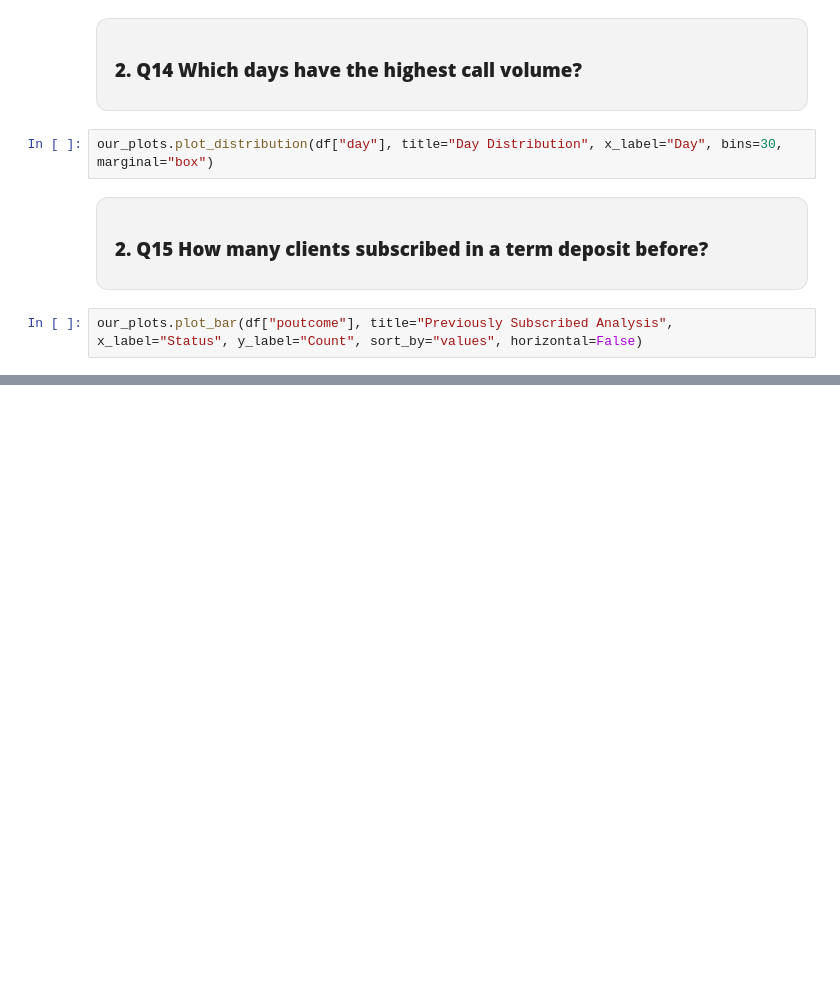
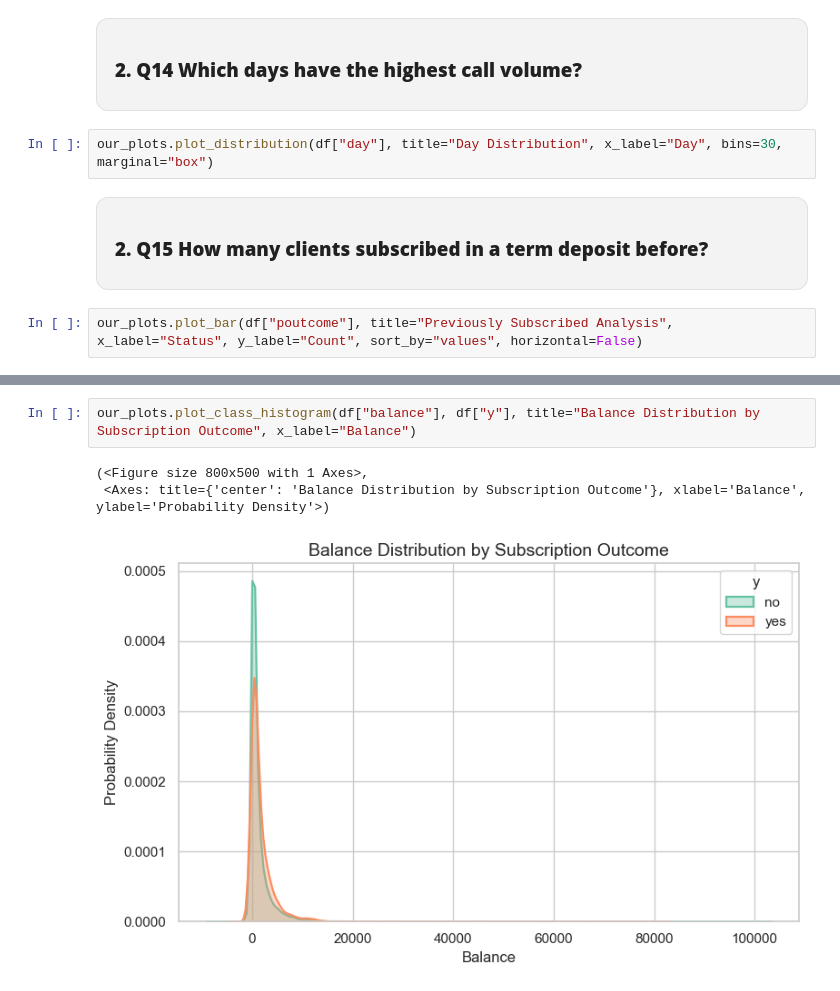
Before and after one commit to AhmedGamal7207/Bank-Marketing-Project, a Jupyter notebook: eda.ipynb, the cells around one changed output, grey strips where cells are left out. Saved outputs shown, nothing was run; the diff lists cells and outputs as text; blank space fills up the shorter version.

Commit message:
feat(eda): bivariate plots
- Update plot_helper.py with all needed bivariate plot functions
- Finished answering all bivariate questions

```diff
--- a/eda.ipynb
+++ b/eda.ipynb
@@ -809,0 +1365,6 @@ our_plots.plot_bar(df["poutcome"], title="Previously Subscribed Analysis", x_lab
+# %%
+our_plots.plot_class_histogram(df["balance"], df["y"], title="Balance Distribution by Subscription Outcome", x_label="Balance")
+# %% [output]
+(<Figure size 800x500 with 1 Axes>,
+ <Axes: title={'center': 'Balance Distribution by Subscription Outcome'}, xlabel='Balance', ylabel='Probability Density'>)
+[figure, added]
```
Also changed, not shown: parts of 30 cells of this notebook, 2 other files.
